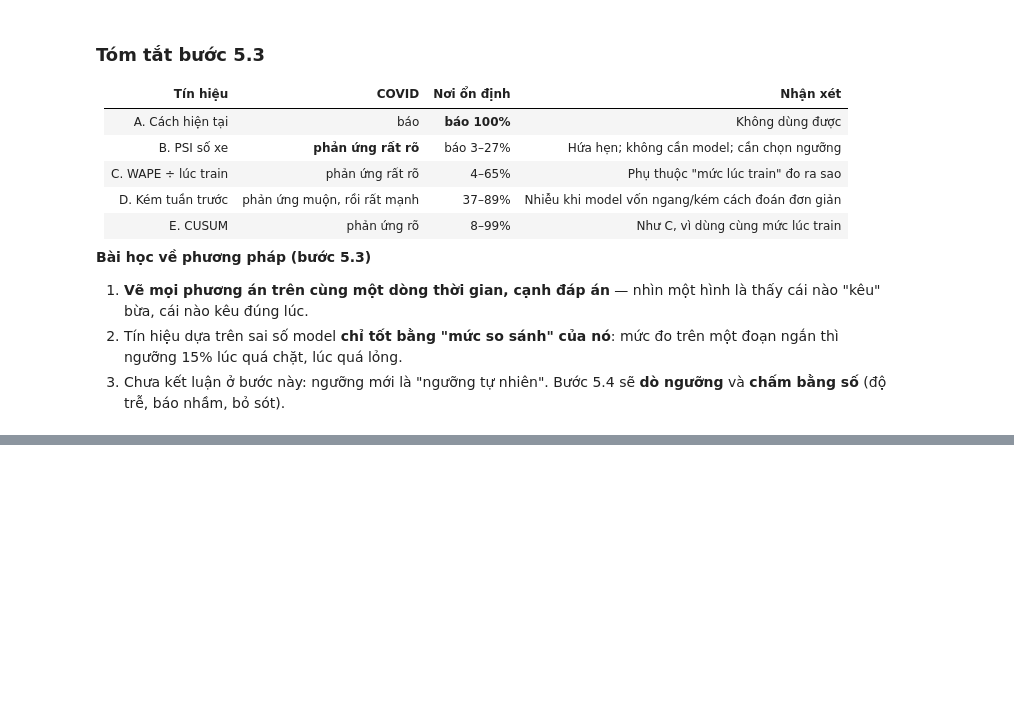
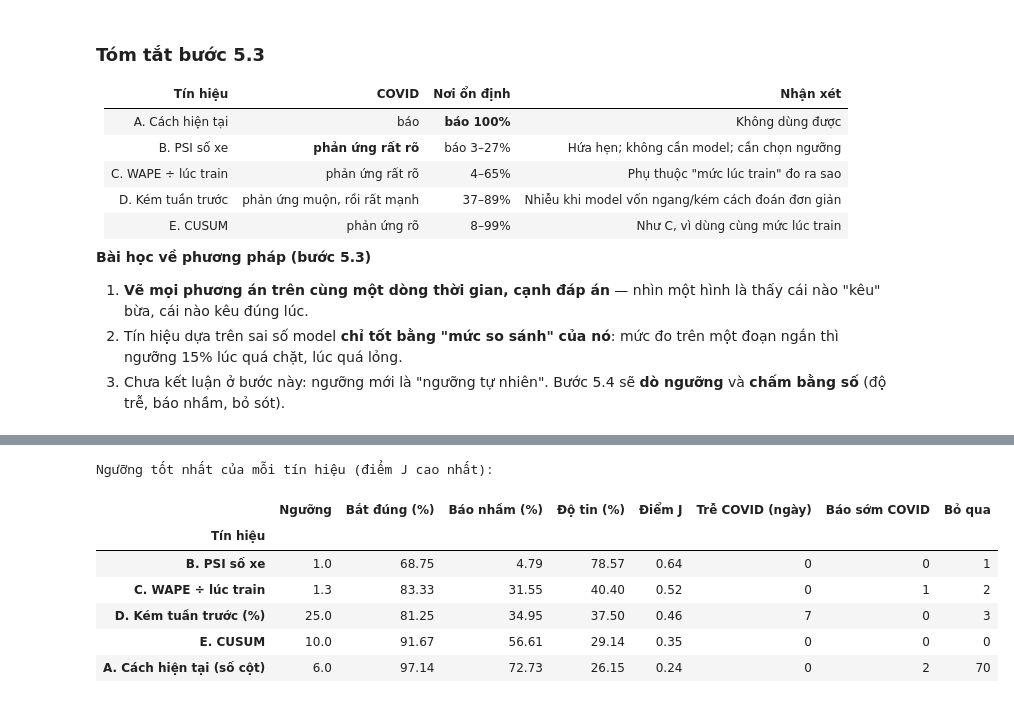
Before and after one commit to Phuctt205dev/adaptive-mlops-traffic-forecast-self-research-NT114.Q21, a Jupyter notebook: experiments/notebooks/E3-drift-retrain.ipynb, the cells around one changed output, grey strips where cells are left out. Saved outputs shown, nothing was run; the diff lists cells and outputs as text; code cells hidden in the pictures; blank space fills up the shorter version.

```diff
--- a/experiments/notebooks/E3-drift-retrain.ipynb
+++ b/experiments/notebooks/E3-drift-retrain.ipynb
@@ -635,0 +710,13 @@ fig.tight_layout(); fig.savefig(FIG / "E3-5-signals-i94-stable.png", dpi=150); p
+# %%
+best = score.loc[score.groupby("Tín hiệu")["Điểm J"].idxmax()].sort_values("Điểm J", ascending=False)
+print("Ngưỡng tốt nhất của mỗi tín hiệu (điểm J cao nhất):")
+best.set_index("Tín hiệu").round(2)
+# %% [output]
+Ngưỡng tốt nhất của mỗi tín hiệu (điểm J cao nhất):
+|  | Ngưỡng | Bắt đúng (%) | Báo nhầm (%) | Độ tin (%) | Điểm J | Trễ COVID (ngày) | Báo sớm COVID | Bỏ qua |
+| Tín hiệu |  |  |  |  |  |  |  |  |
+| B. PSI số xe | 1.0 | 68.75 | 4.79 | 78.57 | 0.64 | 0 | 0 | 1 |
+| C. WAPE ÷ lúc train | 1.3 | 83.33 | 31.55 | 40.40 | 0.52 | 0 | 1 | 2 |
+| D. Kém tuần trước (%) | 25.0 | 81.25 | 34.95 | 37.50 | 0.46 | 7 | 0 | 3 |
+| E. CUSUM | 10.0 | 91.67 | 56.61 | 29.14 | 0.35 | 0 | 0 | 0 |
+| A. Cách hiện tại (số cột) | 6.0 | 97.14 | 72.73 | 26.15 | 0.24 | 0 | 2 | 70 |
```
Also changed, not shown: parts of 10 cells of this notebook, 4 other files.
